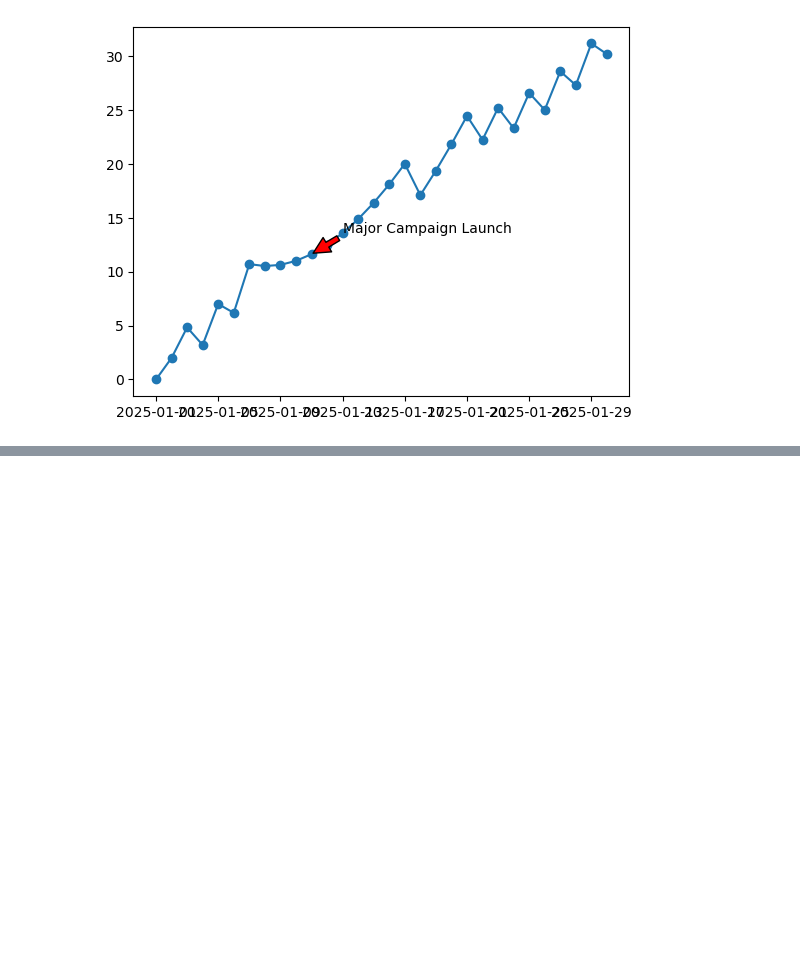
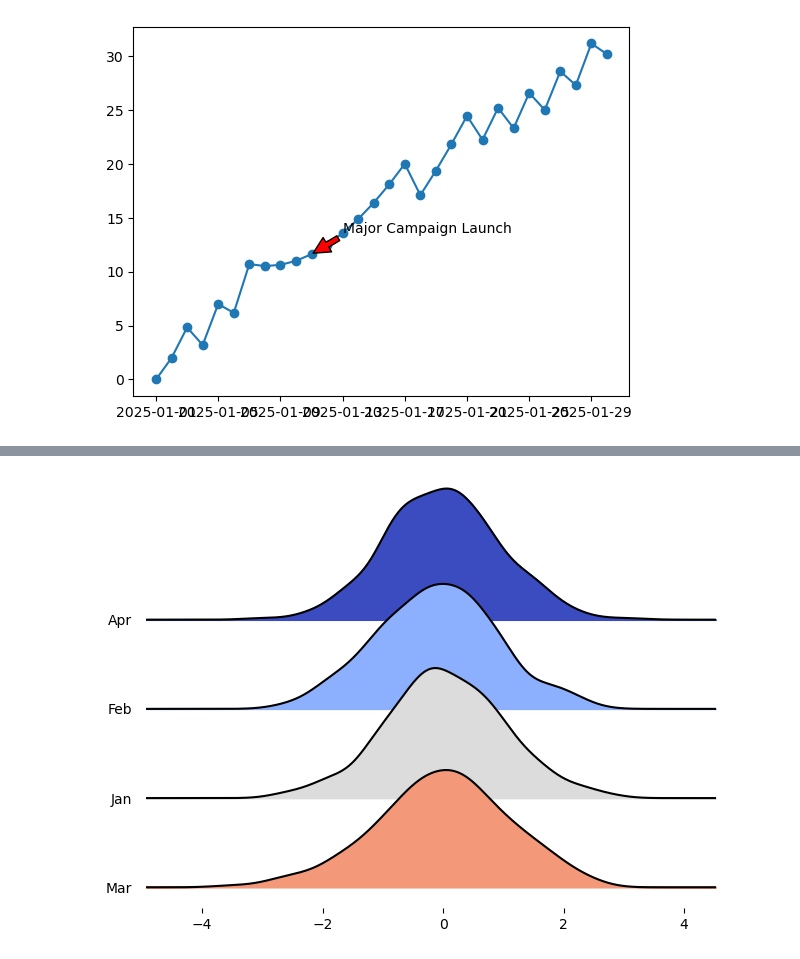
Before and after one commit to ARUNAGIRINATHAN-K/Unknown-1, a Jupyter notebook: Annotated Timelines.ipynb, the cells around one changed output, grey strips where cells are left out. Drawn from its saved outputs; the diff is of its cells as text; code cells hidden in the pictures; blank space fills up the shorter version.

Commit message:
Ridgeline-plot

```diff
--- a/Annotated Timelines.ipynb
+++ b/Annotated Timelines.ipynb
@@ -21,0 +46,15 @@ plt.show()
+# %%
+import joypy
+from matplotlib import pyplot as plt
+import pandas as pd
+import numpy as np
+
+df = pd.DataFrame({
+    'value': np.random.randn(2000),
+    'month': np.random.choice(['Jan', 'Feb', 'Mar', 'Apr'], 2000)
+})
+
+joypy.joyplot(df, by='month', column='value', colormap=plt.cm.coolwarm)
+plt.show()
+# %% [output]
+[figure, added]
```
Also changed, not shown: parts of 3 cells of this notebook.
